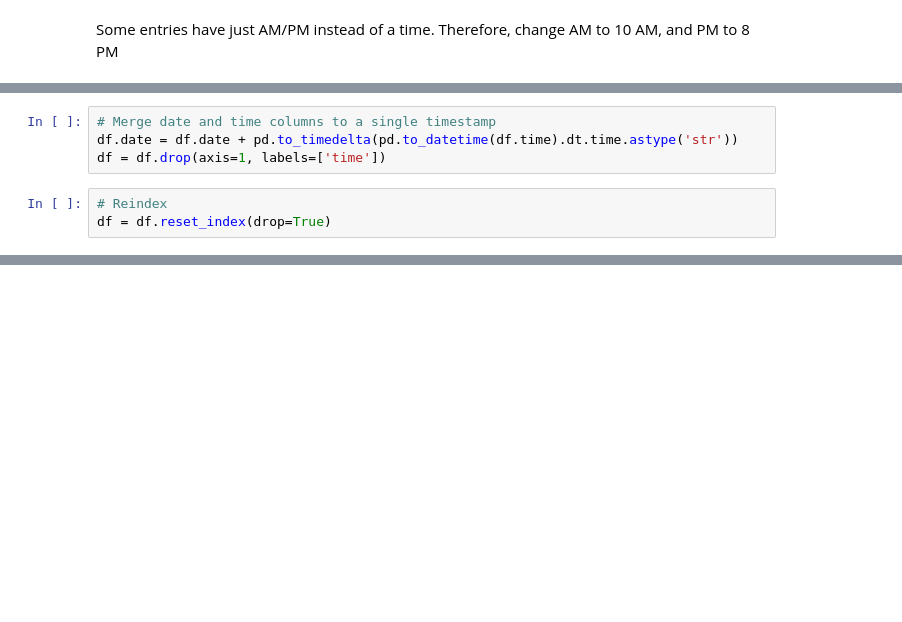
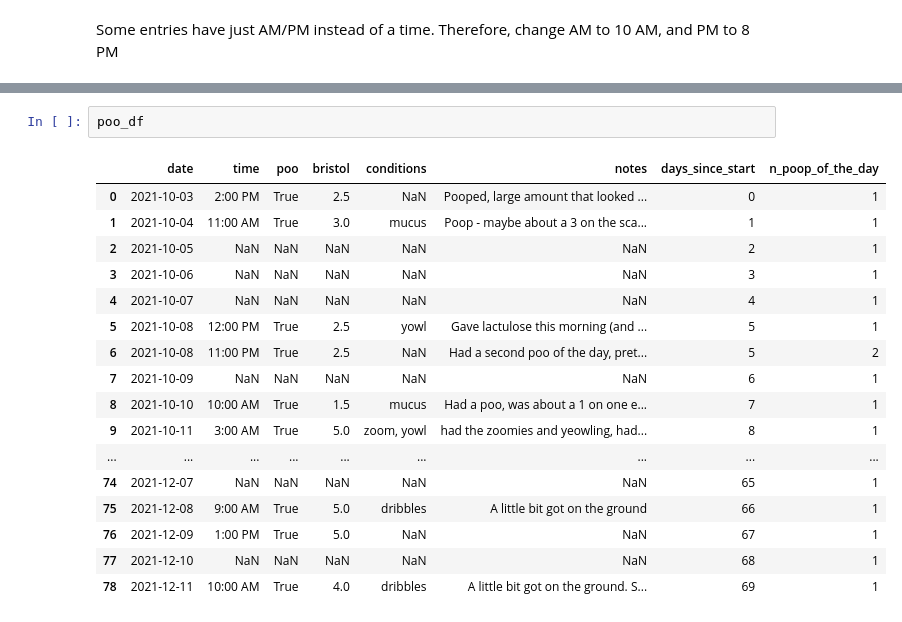
Before and after one commit to andrewKOwong/cat-poo-tracking, a Jupyter notebook: poop_tracking_jackie_the_cat.ipynb, the cells around one changed output, grey strips where cells are left out. Cells and saved outputs as stored; diff of their text form; blank space fills up the shorter version.

```diff
--- a/poop_tracking_jackie_the_cat.ipynb
+++ b/poop_tracking_jackie_the_cat.ipynb
@@ -47,7 +65,0 @@ df.time = df.time.apply(replace_am_pm)
-# %%
-# Merge date and time columns to a single timestamp
-df.date = df.date + pd.to_timedelta(pd.to_datetime(df.time).dt.time.astype('str'))
-df = df.drop(axis=1, labels=['time'])
-# %%
-# Reindex
-df = df.reset_index(drop=True)
@@ -132,0 +207,20 @@ df[df.date == 'Oct 12']
+# %%
+poo_df
+# %% [output]
+|  | date | time | poo | bristol | conditions | notes | days_since_start | n_poop_of_the_day |
+| 0 | 2021-10-03 | 2:00 PM | True | 2.5 | NaN | Pooped, large amount that looked ... | 0 | 1 |
+| 1 | 2021-10-04 | 11:00 AM | True | 3.0 | mucus | Poop - maybe about a 3 on the sca... | 1 | 1 |
+| 2 | 2021-10-05 | NaN | NaN | NaN | NaN | NaN | 2 | 1 |
+| 3 | 2021-10-06 | NaN | NaN | NaN | NaN | NaN | 3 | 1 |
+| 4 | 2021-10-07 | NaN | NaN | NaN | NaN | NaN | 4 | 1 |
+| 5 | 2021-10-08 | 12:00 PM | True | 2.5 | yowl | Gave lactulose this morning (and ... | 5 | 1 |
+| 6 | 2021-10-08 | 11:00 PM | True | 2.5 | NaN | Had a second poo of the day, pret... | 5 | 2 |
+| 7 | 2021-10-09 | NaN | NaN | NaN | NaN | NaN | 6 | 1 |
+| 8 | 2021-10-10 | 10:00 AM | True | 1.5 | mucus | Had a poo, was about a 1 on one e... | 7 | 1 |
+| 9 | 2021-10-11 | 3:00 AM | True | 5.0 | zoom, yowl | had the zoomies and yeowling, had... | 8 | 1 |
+| ... | ... | ... | ... | ... | ... | ... | ... | ... |
+| 74 | 2021-12-07 | NaN | NaN | NaN | NaN | NaN | 65 | 1 |
+| 75 | 2021-12-08 | 9:00 AM | True | 5.0 | dribbles | A little bit got on the ground | 66 | 1 |
+| 76 | 2021-12-09 | 1:00 PM | True | 5.0 | NaN | NaN | 67 | 1 |
+| 77 | 2021-12-10 | NaN | NaN | NaN | NaN | NaN | 68 | 1 |
+| 78 | 2021-12-11 | 10:00 AM | True | 4.0 | dribbles | A little bit got on the ground. S... | 69 | 1 |
```
Also changed, not shown: parts of 24 cells of this notebook, 3 other files.
